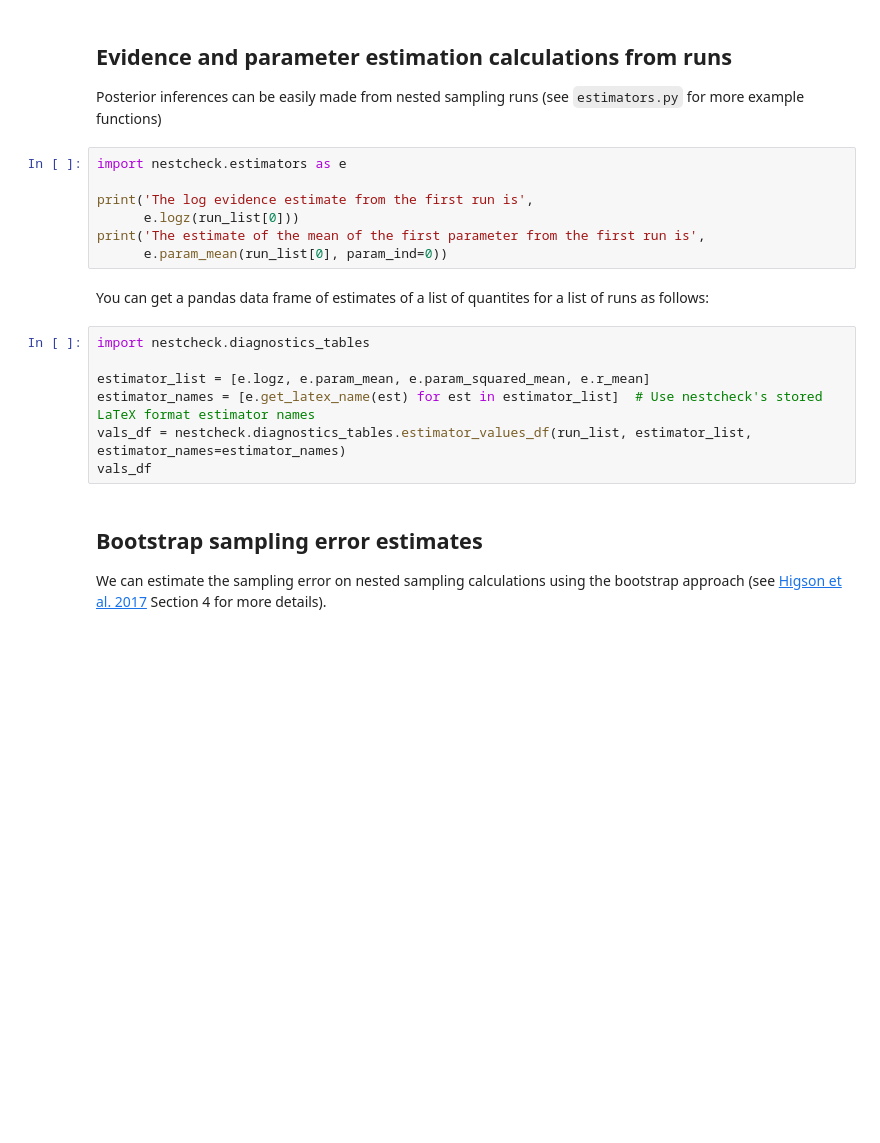
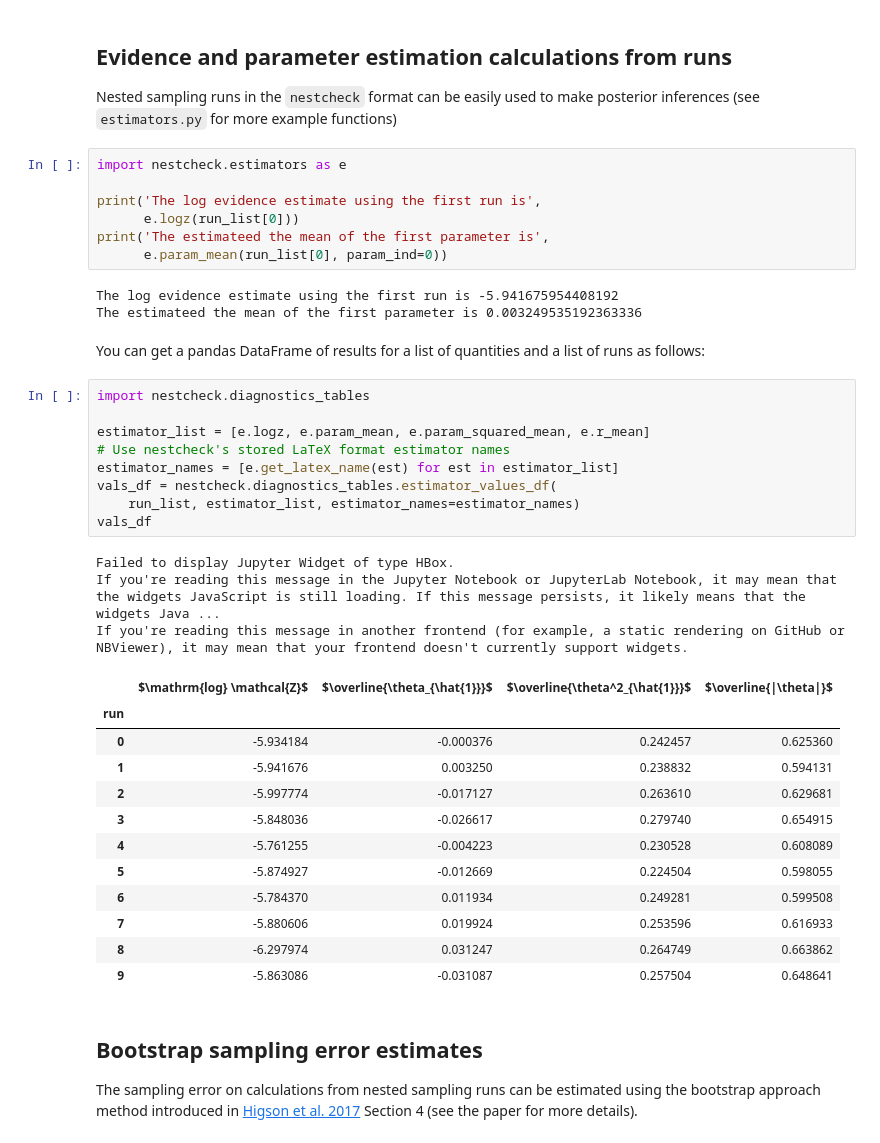
Before and after one commit to ejhigson/nestcheck, a Jupyter notebook: docs/demos/quickstart_demo.ipynb, the cells around one changed output. Saved outputs shown, nothing was run; the diff lists cells and outputs as text; blank space fills up the shorter version.

```diff
--- a/docs/demos/quickstart_demo.ipynb
+++ b/docs/demos/quickstart_demo.ipynb
@@ -35,27 +50,48 @@ run_list = nestcheck.data_processing.batch_process_data(
 # %% [markdown]
 ## Evidence and parameter estimation calculations from runs
 
-Posterior inferences can be easily made from nested sampling runs (see `estimators.py` for more example functions)
+Nested sampling runs in the `nestcheck` format can be easily used to make posterior inferences (see `estimators.py` for more example functions)
 # %%
 import nestcheck.estimators as e
 
-print('The log evidence estimate from the first run is',
+print('The log evidence estimate using the first run is',
       e.logz(run_list[0]))
-print('The estimate of the mean of the first parameter from the first run is',
+print('The estimateed the mean of the first parameter is',
       e.param_mean(run_list[0], param_ind=0))
+# %% [output]
+The log evidence estimate using the first run is -5.941675954408192
+The estimateed the mean of the first parameter is 0.003249535192363336
 # %% [markdown]
-You can get a pandas data frame of estimates of a list of quantites for a list of runs as follows:
+You can get a pandas DataFrame of results for a list of quantities and a list of runs as follows:
 # %%
 import nestcheck.diagnostics_tables
 
 estimator_list = [e.logz, e.param_mean, e.param_squared_mean, e.r_mean]
-estimator_names = [e.get_latex_name(est) for est in estimator_list]  # Use nestcheck's stored LaTeX format estimator names
-vals_df = nestcheck.diagnostics_tables.estimator_values_df(run_list, estimator_list, estimator_names=estimator_names)
+# Use nestcheck's stored LaTeX format estimator names
+estimator_names = [e.get_latex_name(est) for est in estimator_list]
+vals_df = nestcheck.diagnostics_tables.estimator_values_df(
+    run_list, estimator_list, estimator_names=estimator_names)
 vals_df
+# %% [output]
+Failed to display Jupyter Widget of type HBox.
+If you're reading this message in the Jupyter Notebook or JupyterLab Notebook, it may mean that the widgets JavaScript is still loading. If this message persists, it likely means that the widgets Java ...
+If you're reading this message in another frontend (for example, a static rendering on GitHub or NBViewer), it may mean that your frontend doesn't currently support widgets.
+|  | $\mathrm{log} \mathcal{Z}$ | $\overline{\theta_{\hat{1}}}$ | $\overline{\theta^2_{\hat{1}}}$ | $\overline{|\theta|}$ |
+| run |  |  |  |  |
+| 0 | -5.934184 | -0.000376 | 0.242457 | 0.625360 |
+| 1 | -5.941676 | 0.003250 | 0.238832 | 0.594131 |
+| 2 | -5.997774 | -0.017127 | 0.263610 | 0.629681 |
+| 3 | -5.848036 | -0.026617 | 0.279740 | 0.654915 |
+| 4 | -5.761255 | -0.004223 | 0.230528 | 0.608089 |
+| 5 | -5.874927 | -0.012669 | 0.224504 | 0.598055 |
+| 6 | -5.784370 | 0.011934 | 0.249281 | 0.599508 |
+| 7 | -5.880606 | 0.019924 | 0.253596 | 0.616933 |
+| 8 | -6.297974 | 0.031247 | 0.264749 | 0.663862 |
+| 9 | -5.863086 | -0.031087 | 0.257504 | 0.648641 |
 # %% [markdown]
 ## Bootstrap sampling error estimates
 
-We can estimate the sampling error on nested sampling calculations using the bootstrap approach (see [Higson et al. 2017](https://doi.org/10.1214/17-BA1075) Section 4 for more details).
+The sampling error on calculations from nested sampling runs can be estimated using the bootstrap approach method introduced in [Higson et al. 2017](https://doi.org/10.1214/17-BA1075) Section 4 (see the paper for more details).
 # %%
 import pandas as pd
 import nestcheck.error_analysis
```
Also changed, not shown: parts of 22 cells of this notebook, 2 other files.
